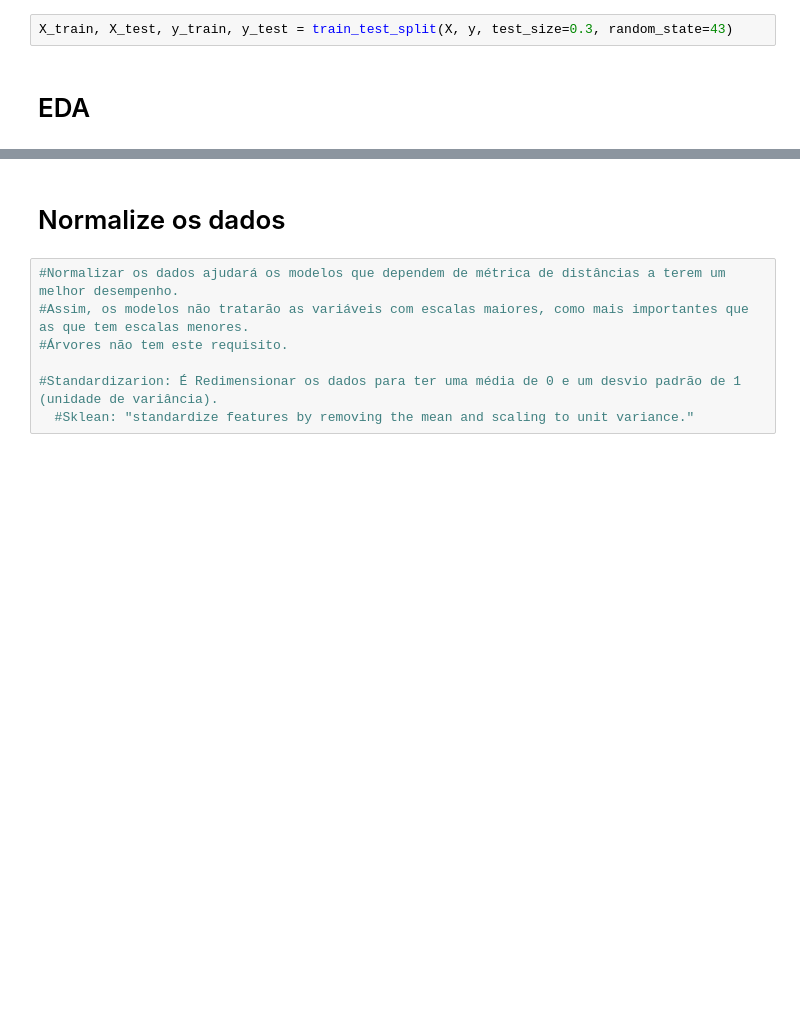
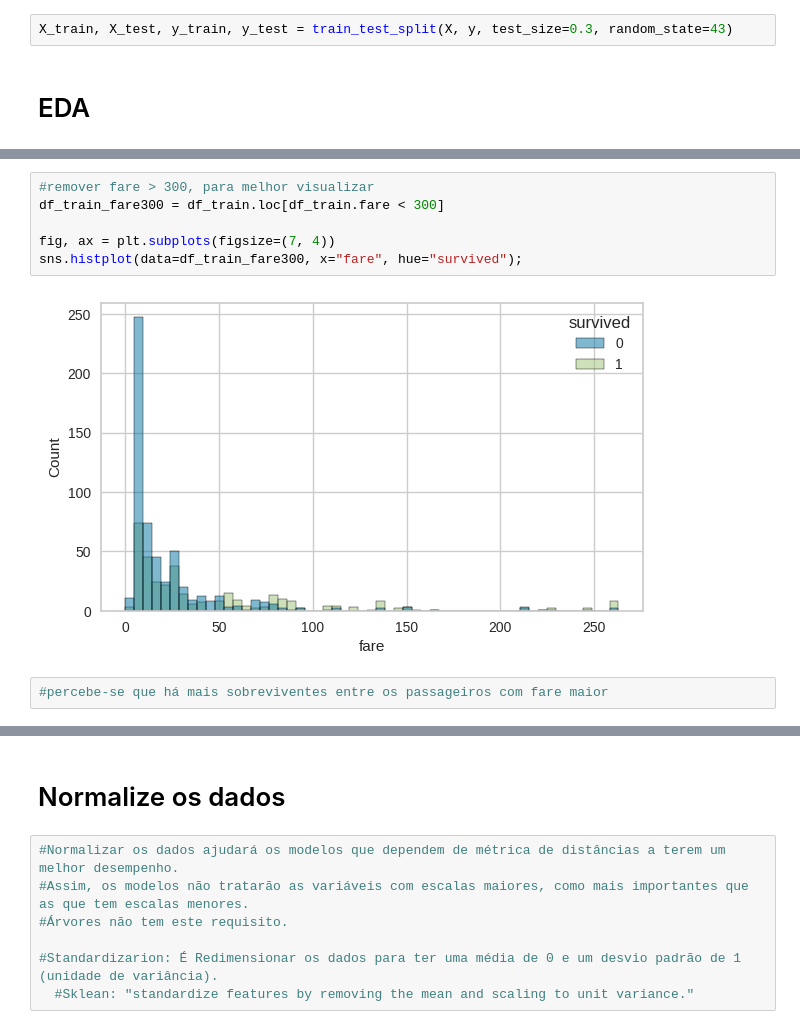
Before and after one commit to nortonvanz/ML_Pocket_Reference, a Jupyter notebook: notebooks/Titanic.ipynb, the cells around one changed output, grey strips where cells are left out. Cells and saved outputs as stored; diff of their text form; blank space fills up the shorter version.

```diff
--- a/notebooks/Titanic.ipynb
+++ b/notebooks/Titanic.ipynb
@@ -415,0 +485,10 @@ X_train, X_test, y_train, y_test = train_test_split(X, y, test_size=0.3, random_
+# %%
+#remover fare > 300, para melhor visualizar
+df_train_fare300 = df_train.loc[df_train.fare < 300]
+
+fig, ax = plt.subplots(figsize=(7, 4))
+sns.histplot(data=df_train_fare300, x="fare", hue="survived");
+# %% [output]
+[figure, added]
+# %%
+#percebe-se que há mais sobreviventes entre os passageiros com fare maior
```
Also changed, not shown: parts of 30 cells of this notebook.
